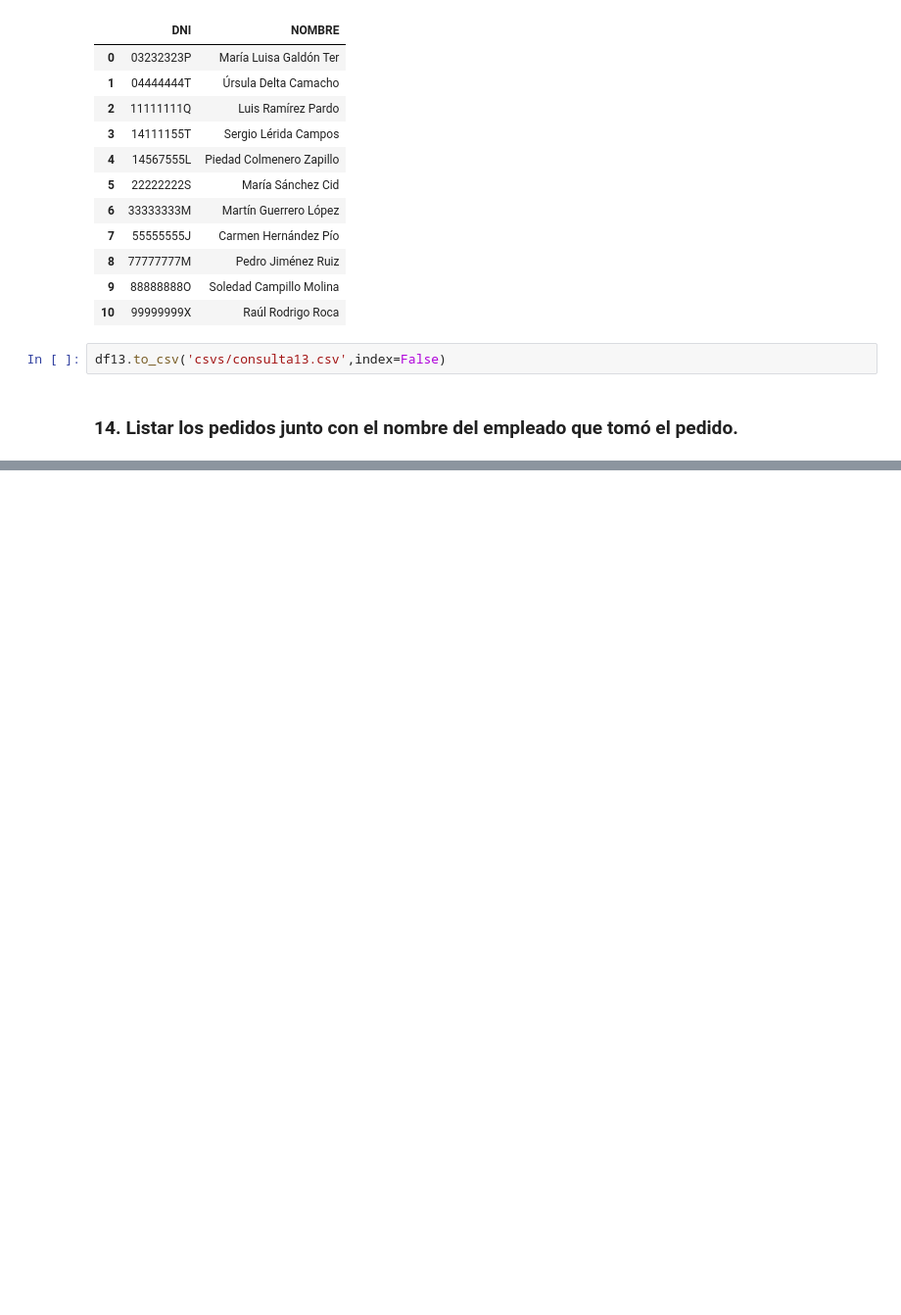
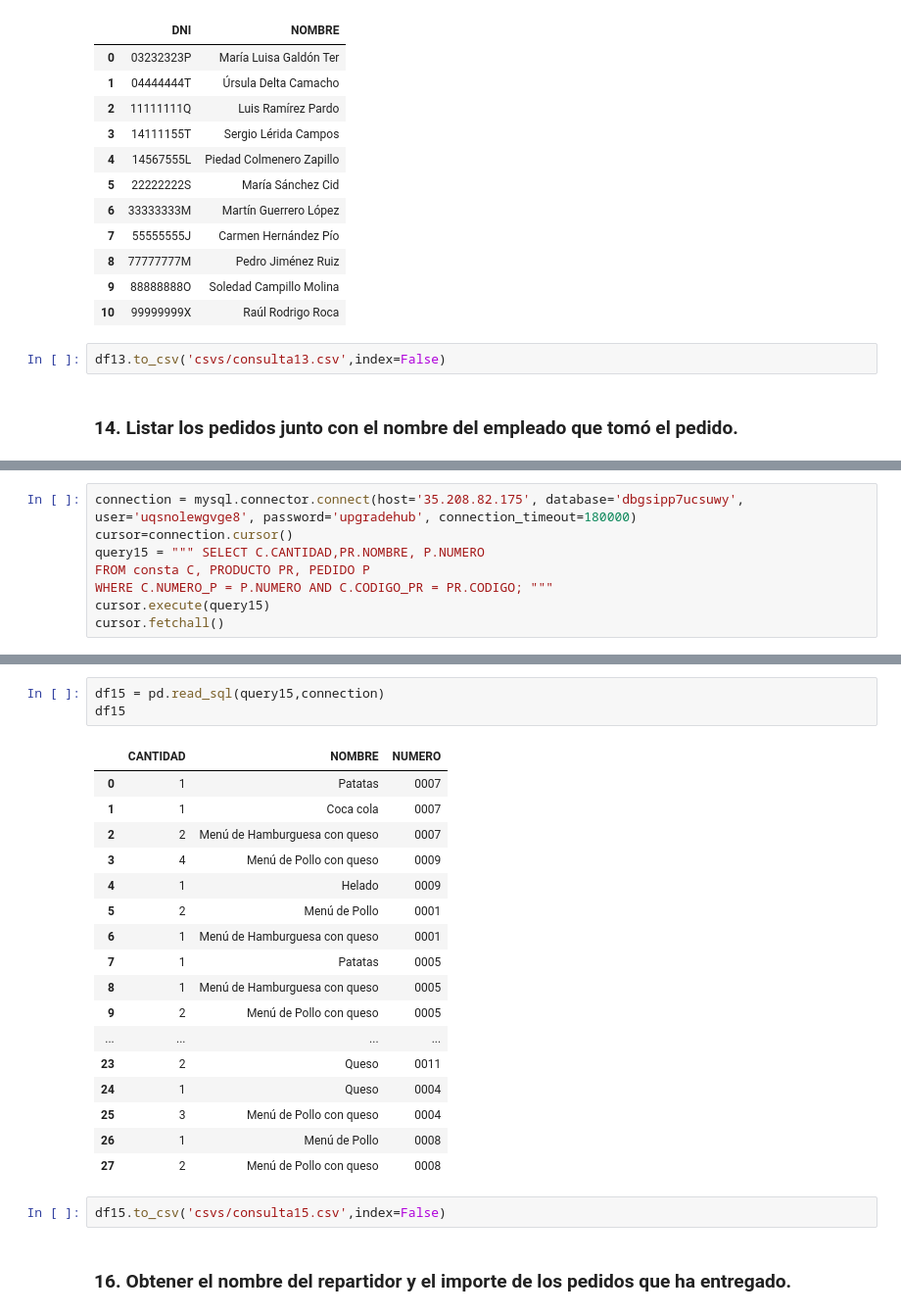
Before and after one commit to xAlbeeerto3/Analisis_DB_Pedidos_SQL-Python, a Jupyter notebook: sql.ipynb, the cells around one changed output, grey strips where cells are left out. Shown at 98% size. Saved outputs shown, nothing was run; the diff lists cells and outputs as text; blank space fills up the shorter version.

```diff
--- a/sql.ipynb
+++ b/sql.ipynb
@@ -429,0 +470,8 @@ df13.to_csv('csvs/consulta13.csv',index=False)
+# %%
+connection = mysql.connector.connect(host='35.208.82.175', database='dbgsipp7ucsuwy', user='uqsnolewgvge8', password='upgradehub', connection_timeout=180000)
+cursor=connection.cursor()
+query15 = """ SELECT C.CANTIDAD,PR.NOMBRE, P.NUMERO
+FROM consta C, PRODUCTO PR, PEDIDO P
+WHERE C.NUMERO_P = P.NUMERO AND C.CODIGO_PR = PR.CODIGO; """
+cursor.execute(query15)
+cursor.fetchall()
@@ -429,0 +496,25 @@ df13.to_csv('csvs/consulta13.csv',index=False)
+# %%
+df15 = pd.read_sql(query15,connection)
+df15
+# %% [output]
+|  | CANTIDAD | NOMBRE | NUMERO |
+| 0 | 1 | Patatas | 0007 |
+| 1 | 1 | Coca cola | 0007 |
+| 2 | 2 | Menú de Hamburguesa con queso | 0007 |
+| 3 | 4 | Menú de Pollo con queso | 0009 |
+| 4 | 1 | Helado | 0009 |
+| 5 | 2 | Menú de Pollo | 0001 |
+| 6 | 1 | Menú de Hamburguesa con queso | 0001 |
+| 7 | 1 | Patatas | 0005 |
+| 8 | 1 | Menú de Hamburguesa con queso | 0005 |
+| 9 | 2 | Menú de Pollo con queso | 0005 |
+| ... | ... | ... | ... |
+| 23 | 2 | Queso | 0011 |
+| 24 | 1 | Queso | 0004 |
+| 25 | 3 | Menú de Pollo con queso | 0004 |
+| 26 | 1 | Menú de Pollo | 0008 |
+| 27 | 2 | Menú de Pollo con queso | 0008 |
+# %%
+df15.to_csv('csvs/consulta15.csv',index=False)
+# %% [markdown]
+### 16. Obtener el nombre del repartidor y el importe de los pedidos que ha entregado.
```
Also changed, not shown: parts of 43 cells of this notebook, 10 other files.
